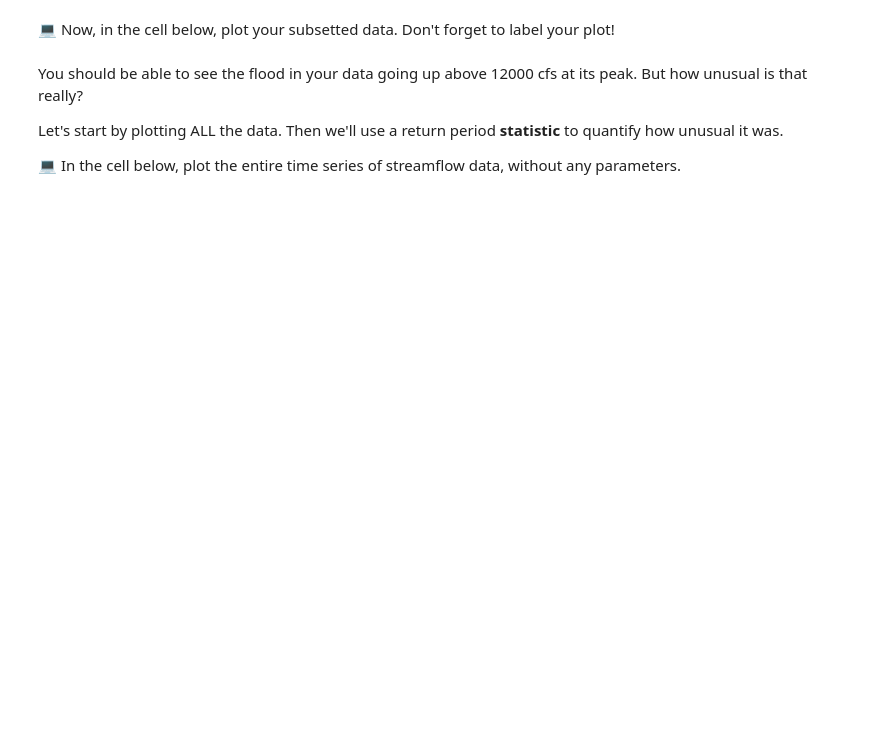
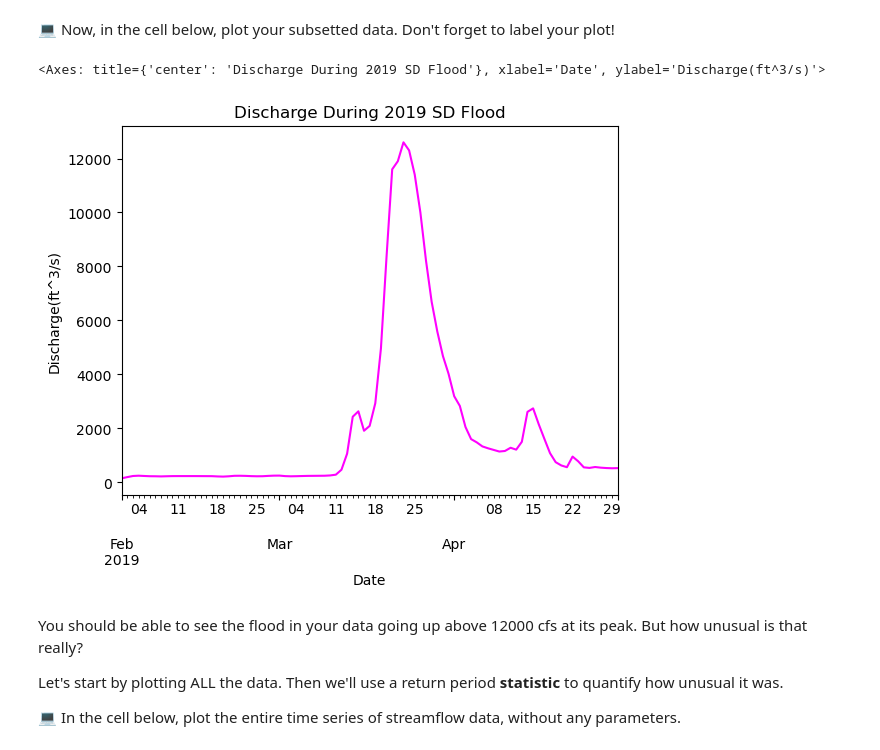
Before and after one commit to Doobernicus/time-series-data-Doobernicus, a Jupyter notebook: stars-02-time-series.ipynb, the cells around one changed output. Cells and saved outputs as stored; diff of their text form; code cells hidden in the pictures; blank space fills up the shorter version.

```diff
--- a/stars-02-time-series.ipynb
+++ b/stars-02-time-series.ipynb
@@ -556,3 +572,9 @@ raise NotImplementedError()
+# %%
+wasta_flood_flow_2019.plot(y="Discharge", ylabel="Discharge(ft^3/s)", color="magenta",
+                           legend=False, title="Discharge During 2019 SD Flood")
+# %% [output]
+<Axes: title={'center': 'Discharge During 2019 SD Flood'}, xlabel='Date', ylabel='Discharge(ft^3/s)'>
+[figure, added]
 # %% [markdown]
 You should be able to see the flood in your data going up above 12000 cfs at its peak. But how unusual is that really?
 
```
Also changed, not shown: parts of 16 cells of this notebook.
